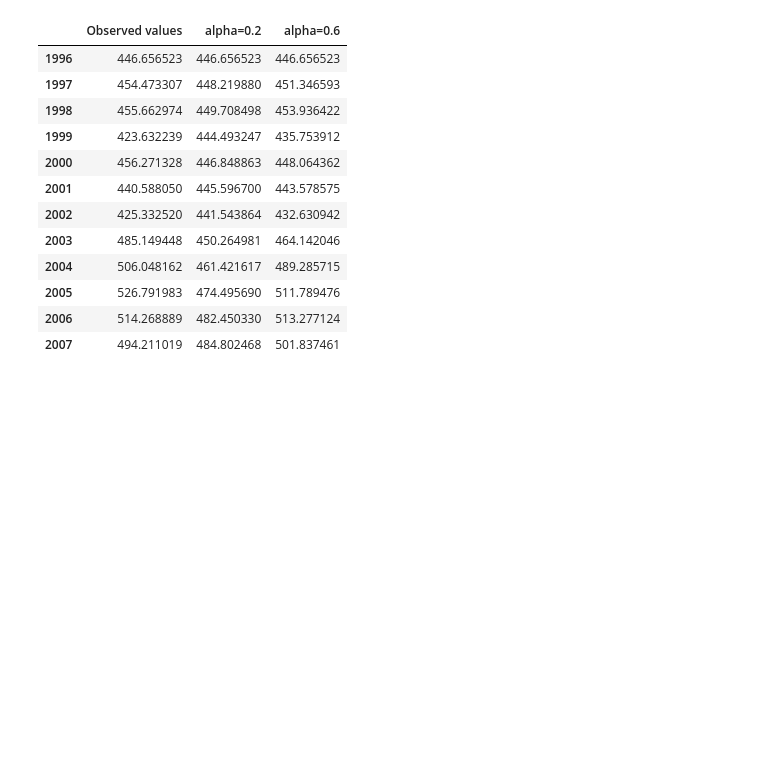
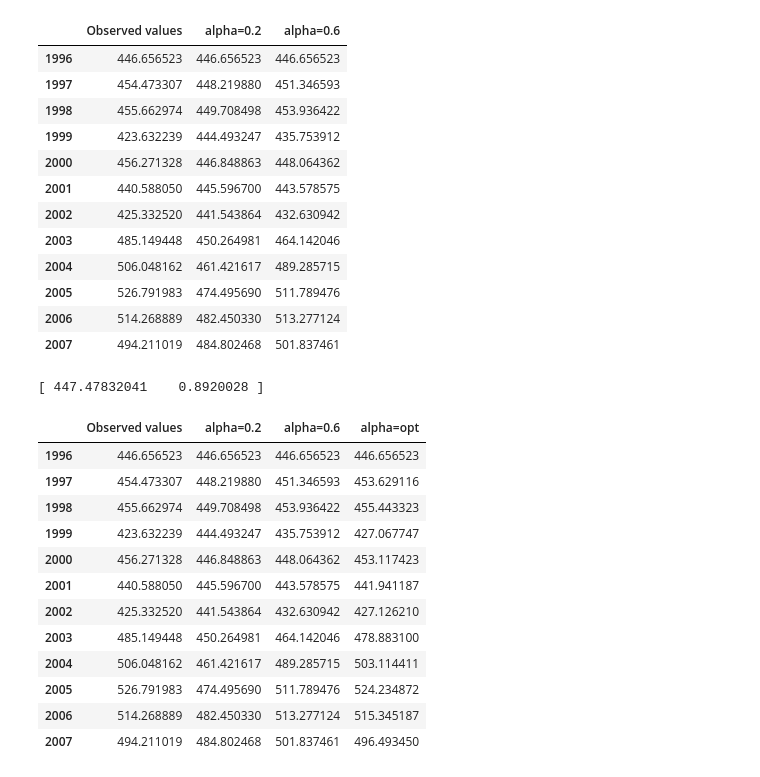
Before and after one commit to ankurKumar1988/Time-Series-Analysis-Desktop-Platform-in-Python, a Jupyter notebook: Forecasting_PrinciplesAndPractice_JupyterNotebook/Chapter7.ipynb, the cells around one changed output. Drawn from its saved outputs; the diff is of its cells as text; code cells hidden in the pictures; blank space fills up the shorter version.

```diff
--- a/Forecasting_PrinciplesAndPractice_JupyterNotebook/Chapter7.ipynb
+++ b/Forecasting_PrinciplesAndPractice_JupyterNotebook/Chapter7.ipynb
@@ -51,6 +52,41 @@ combined
 | 2005 | 526.791983 | 474.495690 | 511.789476 |
 | 2006 | 514.268889 | 482.450330 | 513.277124 |
 | 2007 | 494.211019 | 484.802468 | 501.837461 |
+# %%
+# optimal parameter estimation in scipy
+def func(x,y):
+    fit = np.zeros((y.size))
+    fit[0] = x[0]
+    obj = (fit[0]-y[0])*(fit[0]-y[0])
+    for i in range(1,y.size):
+        fit[i] = x[1]*y[i-1]+(1-x[1])*fit[i-1]
+        obj = obj + (fit[i]-y[i])*(fit[i]-y[i])
+    return obj
+
+bnds = ((0, 1000), (0, 1))
+res = minimize(func, [trainOilData.iloc[0,0],0.5],args=trainOilData.iloc[:,0].values,bounds=bnds, method='SLSQP', options={'disp': False})
+print(res.x)
+# %% [output]
+[ 447.47832041    0.8920028 ]
+# %%
+# fit using optimal alpha
+fit_opt = trainOilData.ewm(alpha=res.x[1],adjust=False).mean().rename(index=str, columns={"Observed values": "alpha=opt"})
+combined = pd.concat([trainOilData,fit1,fit2,fit_opt],axis=1)
+combined
+# %% [output]
+|  | Observed values | alpha=0.2 | alpha=0.6 | alpha=opt |
+| 1996 | 446.656523 | 446.656523 | 446.656523 | 446.656523 |
+| 1997 | 454.473307 | 448.219880 | 451.346593 | 453.629116 |
+| 1998 | 455.662974 | 449.708498 | 453.936422 | 455.443323 |
+| 1999 | 423.632239 | 444.493247 | 435.753912 | 427.067747 |
+| 2000 | 456.271328 | 446.848863 | 448.064362 | 453.117423 |
+| 2001 | 440.588050 | 445.596700 | 443.578575 | 441.941187 |
+| 2002 | 425.332520 | 441.543864 | 432.630942 | 427.126210 |
+| 2003 | 485.149448 | 450.264981 | 464.142046 | 478.883100 |
+| 2004 | 506.048162 | 461.421617 | 489.285715 | 503.114411 |
+| 2005 | 526.791983 | 474.495690 | 511.789476 | 524.234872 |
+| 2006 | 514.268889 | 482.450330 | 513.277124 | 515.345187 |
+| 2007 | 494.211019 | 484.802468 | 501.837461 | 496.493450 |
 # %%
 # plot graphs
 fig, axes = plt.subplots()
```
Also changed, not shown: parts of 6 cells of this notebook.
